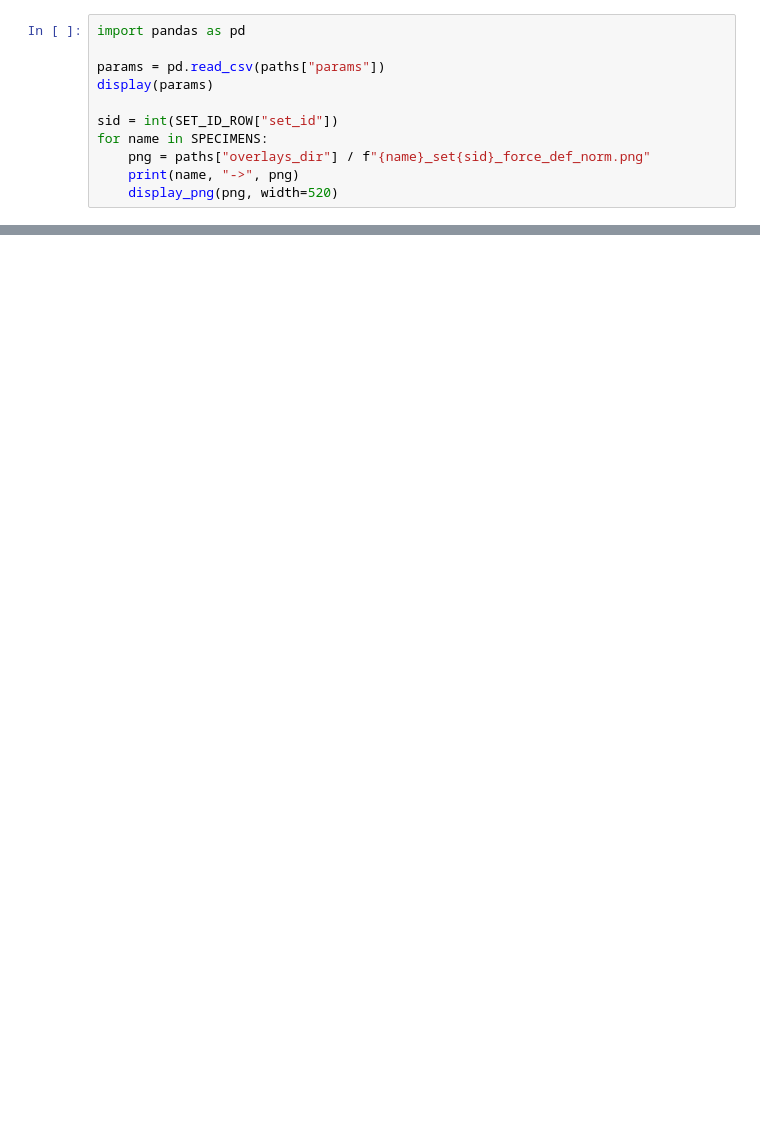
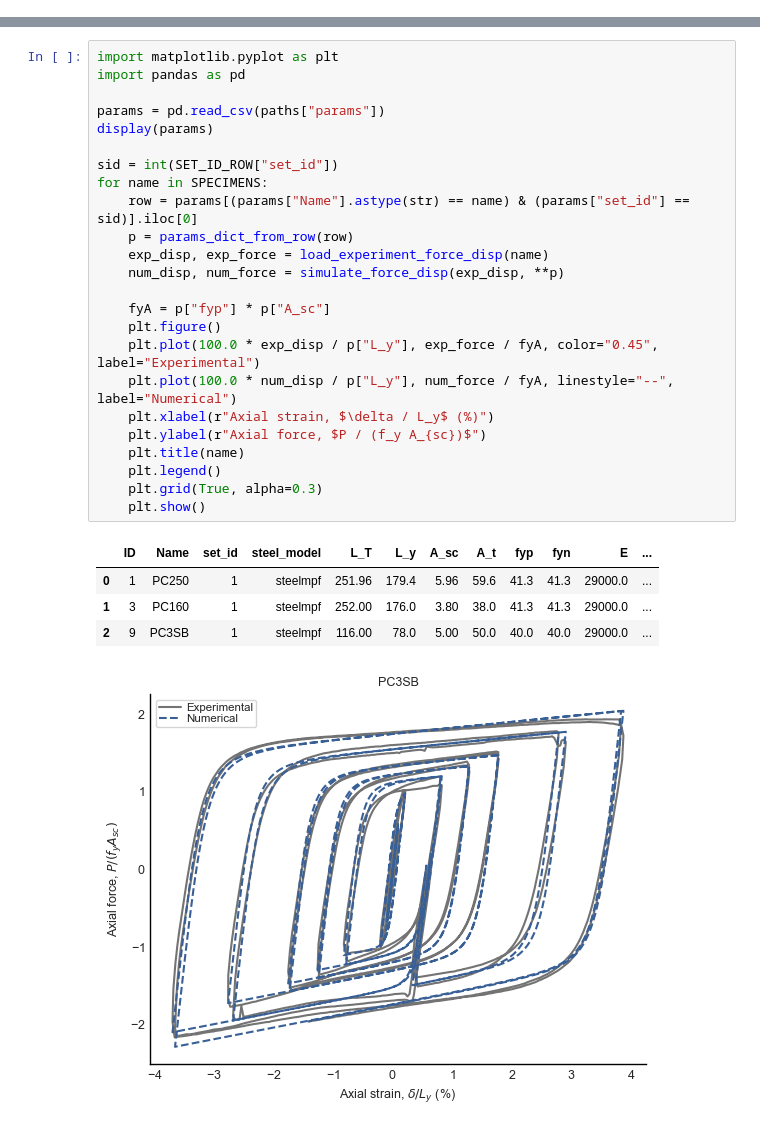
Before and after one commit to simpsoba/BRB-Calibration, a Jupyter notebook: notebooks/02_individual.ipynb, the cells around one changed output, grey strips where cells are left out. Saved outputs shown, nothing was run; the diff lists cells and outputs as text; blank space fills up the shorter version.

```diff
--- a/notebooks/02_individual.ipynb
+++ b/notebooks/02_individual.ipynb
@@ -68,11 +188,0 @@ print("overlays:", paths["overlays_dir"])
-# %%
-import pandas as pd
-
-params = pd.read_csv(paths["params"])
-display(params)
-
-sid = int(SET_ID_ROW["set_id"])
-for name in SPECIMENS:
-    png = paths["overlays_dir"] / f"{name}_set{sid}_force_def_norm.png"
-    print(name, "->", png)
-    display_png(png, width=520)
@@ -78,0 +195,30 @@ for name in SPECIMENS:
+# %%
+import matplotlib.pyplot as plt
+import pandas as pd
+
+params = pd.read_csv(paths["params"])
+display(params)
+
+sid = int(SET_ID_ROW["set_id"])
+for name in SPECIMENS:
+    row = params[(params["Name"].astype(str) == name) & (params["set_id"] == sid)].iloc[0]
+    p = params_dict_from_row(row)
+    exp_disp, exp_force = load_experiment_force_disp(name)
+    num_disp, num_force = simulate_force_disp(exp_disp, **p)
+
+    fyA = p["fyp"] * p["A_sc"]
+    plt.figure()
+    plt.plot(100.0 * exp_disp / p["L_y"], exp_force / fyA, color="0.45", label="Experimental")
+    plt.plot(100.0 * num_disp / p["L_y"], num_force / fyA, linestyle="--", label="Numerical")
+    plt.xlabel(r"Axial strain, $\delta / L_y$ (%)")
+    plt.ylabel(r"Axial force, $P / (f_y A_{sc})$")
+    plt.title(name)
+    plt.legend()
+    plt.grid(True, alpha=0.3)
+    plt.show()
+# %% [output]
+|  | ID | Name | set_id | steel_model | L_T | L_y | A_sc | A_t | fyp | fyn | E | ... |
+| 0 | 1 | PC250 | 1 | steelmpf | 251.96 | 179.4 | 5.96 | 59.6 | 41.3 | 41.3 | 29000.0 | ... |
+| 1 | 3 | PC160 | 1 | steelmpf | 252.00 | 176.0 | 3.80 | 38.0 | 41.3 | 41.3 | 29000.0 | ... |
+| 2 | 9 | PC3SB | 1 | steelmpf | 116.00 | 78.0 | 5.00 | 50.0 | 40.0 | 40.0 | 29000.0 | ... |
+[figure, added]
```
Also changed, not shown: parts of 14 cells of this notebook, 12 other files.
